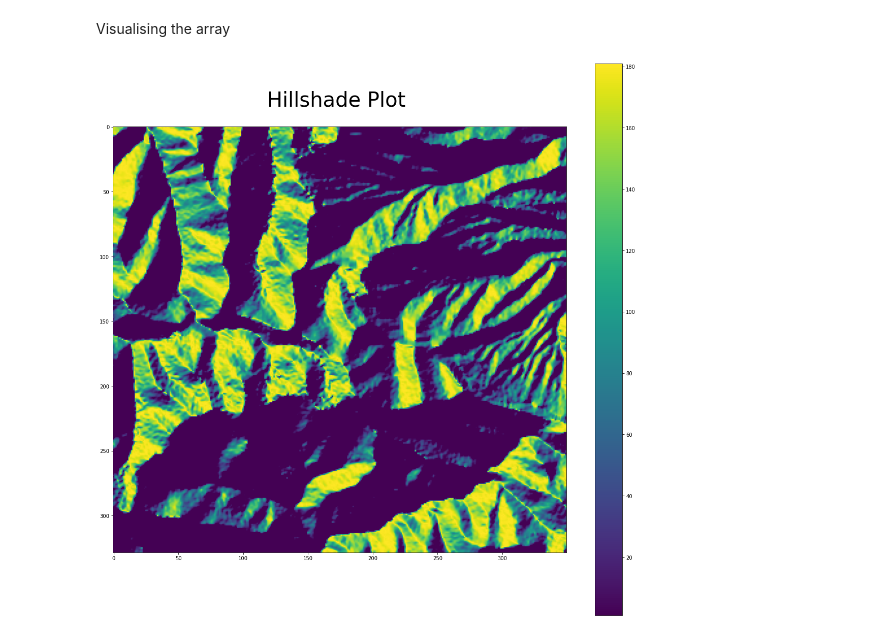
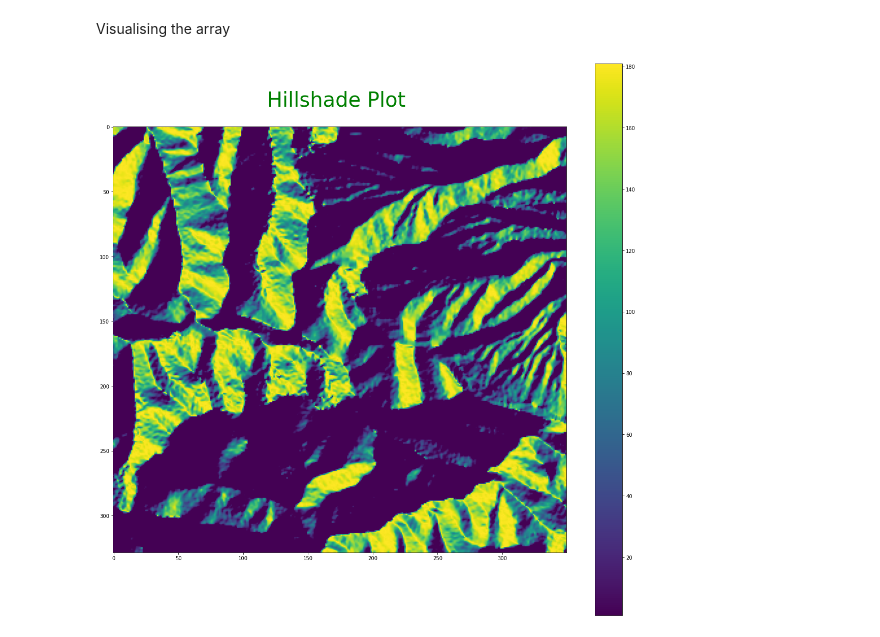
Before and after one commit to VikkiWalls/30-Day-Map-Challenge-2022, a Jupyter notebook: Day 7 - Raster Alternative.ipynb, the cells around one changed output. Saved outputs shown, nothing was run; the diff lists cells and outputs as text; code cells hidden in the pictures.

Commit message:
plot updates

```diff
--- a/Day 7 - Raster Alternative.ipynb
+++ b/Day 7 - Raster Alternative.ipynb
@@ -92,8 +92,8 @@ Visualising the array
 # %%
 plt.figure(figsize = (20,20))
 plt.imshow(hlshdArray, cmap = "viridis")
 plt.colorbar()
-plt.title("Hillshade Plot ", fontsize = 40, pad='40.0')
+plt.title("Hillshade Plot ", fontsize = 40, pad='40.0', color = 'green')
 plt.show()
 # %% [output]
-[figure, old version]
+[figure, new version]
```
Also changed, not shown: 1 other file.
